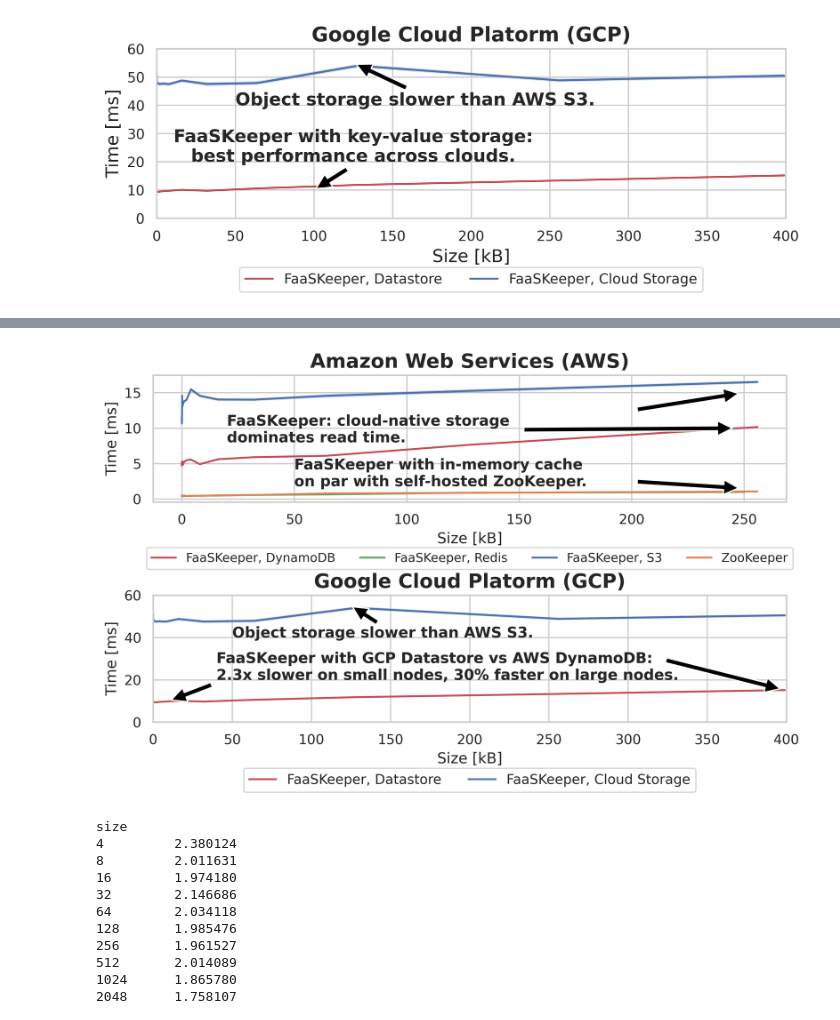
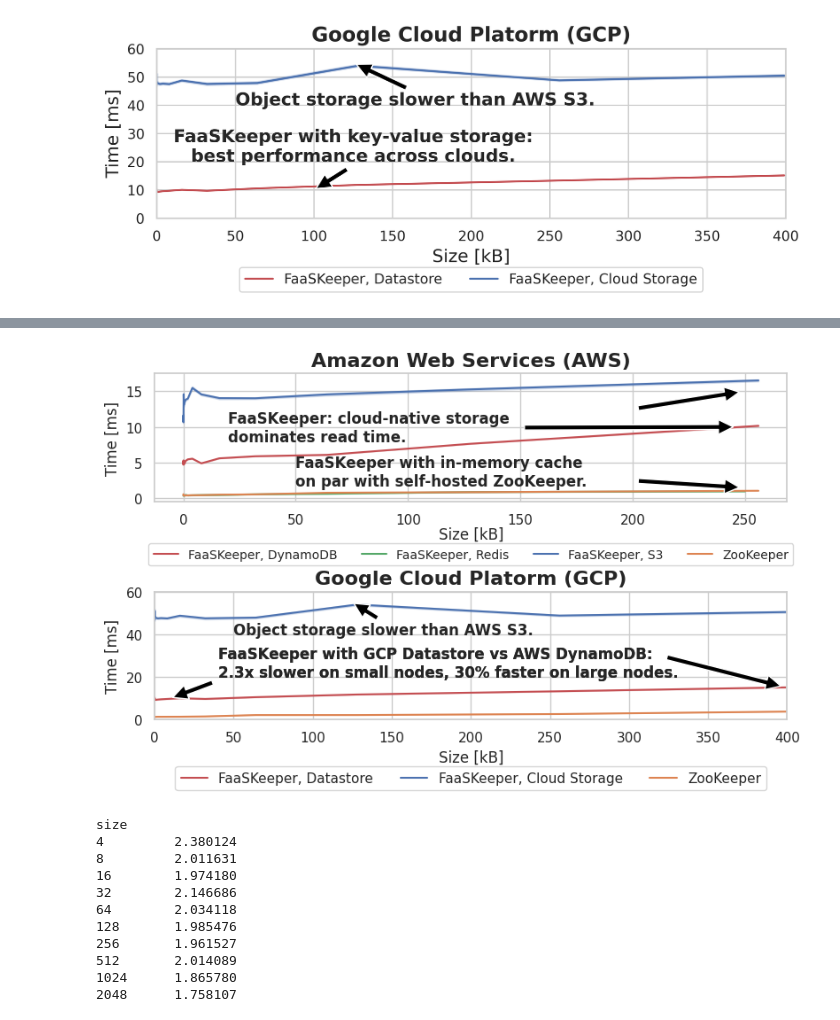
Before and after one commit to spcl/faaskeeper-paper-artifact, a Jupyter notebook: analysis/read/plots_gcp.ipynb, the cells around one changed output, grey strips where cells are left out. Drawn from its saved outputs; the diff is of its cells as text; code cells hidden in the pictures.

```diff
--- a/analysis/read/plots_gcp.ipynb
+++ b/analysis/read/plots_gcp.ipynb
@@ -385,4 +379,18 @@ gcp = fig3.add_subplot(gs[1, 0])
 # %%
+import pandas as pd
+import numpy as np
+import os
+import matplotlib.pyplot as plt
+import seaborn as sns
+from matplotlib import ticker
+from scipy import stats
+from os.path import join, pardir
+
+import matplotlib
+matplotlib.rcParams['pdf.fonttype'] = 42
+matplotlib.rcParams['ps.fonttype'] = 42
+
+#sns.set(rc={'figure.figsize':(8,5)})
 sns.set(rc={'figure.figsize':(8,5)})
 sns.set_style("whitegrid")
 
@@ -405,15 +413,17 @@ def p95_estimator(x):
 key_value = pd.read_csv(join(DATA_DIR, 'datastore.csv'), index_col=0)
 #redis = pd.read_csv(join(DATA_DIR, 'redis.csv'), index_col=0)
 persistent = pd.read_csv(join(DATA_DIR, 'cloud_storage.csv'), index_col=0)
+zookeeper = pd.read_csv(join(pardir, pardir, 'data', 'read', 'zookeeper', 'gcp', 'interzone.csv'), index_col=0)
 
 
 key_value['data'] /= 1000.0
 #redis['data'] /= 1000.0
 persistent['data'] /= 1000.0
-#zookeeper['data'] /= 1000.0
+zookeeper['data'] /= 1000.0
 key_value['size'] /= 1024.0
 #redis['size'] /= 1024.0
 persistent['size'] /= 1024.0
+zookeeper['size'] /= 1024.0
 
 ax=gcp
 sns.lineplot(
@@ -422,6 +432,10 @@ sns.lineplot(
 
 ax = sns.lineplot(data=persistent.loc[persistent['op'] == 'read'], x='size', y='data',
                   estimator=p50_estimator, label='FaaSKeeper, Cloud Storage',ax=ax)#,fontsize=20)
+
+sns.lineplot(data=zookeeper.loc[zookeeper['op'] == 'read'], x='size', y='data',
+             #estimator=p50_estimator, label='ZooKeeper (Self-Hosted)',ax=ax)#,fontsize=20)
+             estimator=p50_estimator, label='ZooKeeper',ax=ax)#,fontsize=20)
 
 ax.set_xlabel('Size [kB]',fontsize=12)
 ax.set_ylabel('Time [ms]',fontsize=12)
@@ -453,7 +467,7 @@ ax.annotate('Object storage slower than AWS S3.',
             xy=(125, 55), xytext=(50, 40), fontsize=12, fontweight='bold',
             arrowprops=dict(facecolor='black', shrink=0.05)
 )
-plt.legend(loc='upper center', bbox_to_anchor=(0.5, -0.31), ncol=2)
+plt.legend(loc='upper center', bbox_to_anchor=(0.5, -0.31), ncol=3)
 
 DATA_DIR = join(pardir, pardir, 'data', 'read')
 ax=aws
@@ -489,36 +503,36 @@ sns.lineplot(data=zookeeper.loc[zookeeper['op'] == 'read'], x='size', y='data',
              estimator=p50_estimator, label='ZooKeeper',ax=ax)#,fontsize=20)
 
 
-ax.set_xlabel('Size [kB]',fontsize=12)
+ax.set_xlabel('Size [kB]',fontsize=12, labelpad=0)
 ax.set_ylabel('Time [ms]',fontsize=12)
 
 ax.annotate('FaaSKeeper: cloud-native storage\ndominates read time.',
             xy=(250, 10), xytext=(20,8), fontsize=12, fontweight='bold',
             arrowprops=dict(facecolor='black', shrink=0.05)
 )
 ax.annotate('',
             xy=(250, 15), xytext=(200,12.5), fontsize=12, fontweight='bold',
             arrowprops=dict(facecolor='black', shrink=0.05)
 )
 
 ax.annotate('FaaSKeeper with in-memory cache\non par with self-hosted ZooKeeper.',
             xy=(250, 1.5), xytext=(50,1.8), fontsize=12, fontweight='bold'
             #arrowprops=dict(facecolor='black', shrink=0.05)
 )
 ax.annotate('',
             xy=(250, 1.5), xytext=(200,2.5), fontsize=12, fontweight='bold',
             arrowprops=dict(facecolor='black', shrink=0.05)
 )
 ax.set_title("Amazon Web Services (AWS)", fontweight='bold', fontsize=16)
 
 #ax.legend(loc='upper center', bbox_to_anchor=(0.5, -0.25), ncol=2)
-ax.legend(loc='upper center', bbox_to_anchor=(0.5, -0.31), ncol=4,fontsize=10)
+ax.legend(loc='upper center', bbox_to_anchor=(0.5, -0.28), ncol=4,fontsize=10)
 #plt.rcParams['figure.dpi'] = 500
 #plt.tight_layout()
 
 plt.savefig("performance_plot_new_gcp.pdf",bbox_inches='tight',pad_inches = 0, transparent=False)
 # %% [output]
-[figure, old version]
+[figure, new version]
 # %%
 
 DATA_DIR = join(pardir, pardir, 'data', 'read', 'gcp')
```
Also changed, not shown: parts of 3 cells of this notebook, 4 other files.
